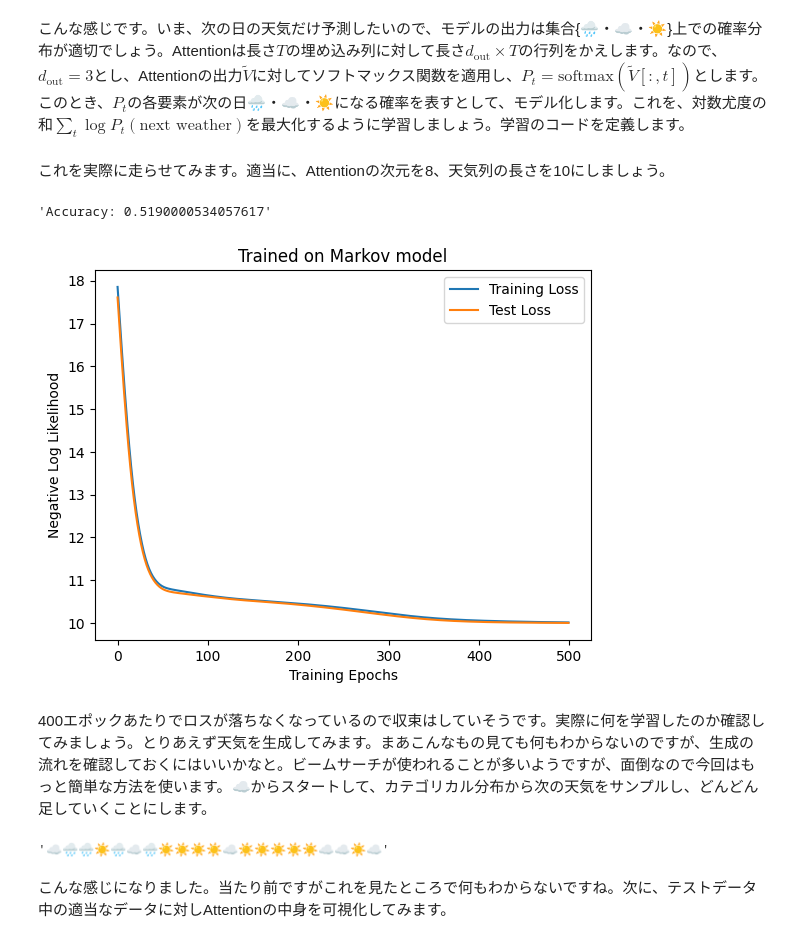
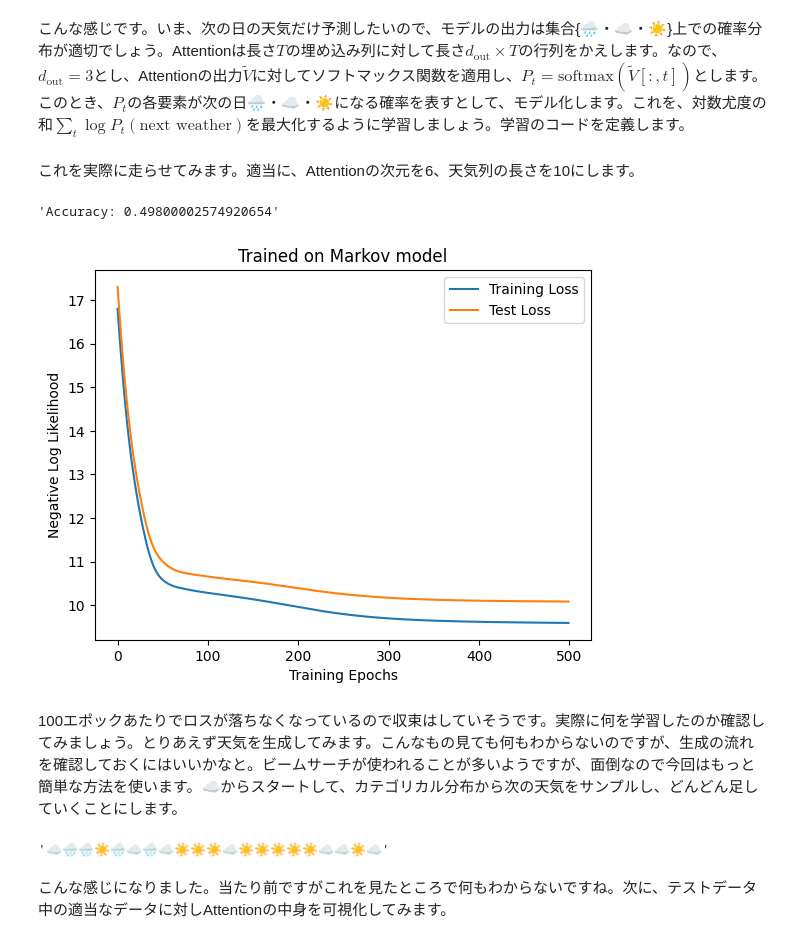
Before and after one commit to kngwyu/rlog2, a Jupyter notebook: posts/understanding-attention.ipynb, the cells around one changed output. Drawn from its saved outputs; the diff is of its cells as text; code cells hidden in the pictures.

Commit message:
[Attention Blog] Complete

```diff
--- a/posts/understanding-attention.ipynb
+++ b/posts/understanding-attention.ipynb
@@ -259,35 +259,35 @@ def train(
             eval_list.append(test_loss.item())
     return model, key, loss_list, eval_list
 # %% [markdown]
-これを実際に走らせてみます。適当に、Attentionの次元を8、天気列の長さを10にしましょう。
+これを実際に走らせてみます。適当に、Attentionの次元を6、天気列の長さを10にします。
 # %%
-D_ATTN = 8
+D_ATTN = 6
 SEQ_LEN = 10
 key = jax.random.PRNGKey(1234)
 model = MaskedAttention(4, D_ATTN, 3, key)
 ds = make_dataset(markov, SEQ_LEN, 1000)
 test_ds = make_dataset(markov, SEQ_LEN, 1000)
 model, key, loss_list, eval_list = train(500, 100, model, ds, test_ds, key, 1e-2)
 plt.plot(loss_list, label="Training Loss")
 plt.plot(eval_list, label="Test Loss")
 plt.title("Trained on Markov model")
 plt.xlabel("Training Epochs")
 plt.ylabel("Negative Log Likelihood")
 plt.legend()
 
 @jax.jit
 def accuracy(model: eqx.Module, seq: jax.Array, next_w: jax.Array) -> float:
     tilde_v = jax.vmap(model)(seq)  # B x OUT x SEQ_LEN
     inferred = jnp.argmax(tilde_v[:, :, 0], axis=1)
     n_correct = jnp.sum(inferred == next_w)
     return n_correct / seq.shape[0]
 
 f"Accuracy: {accuracy(model, test_ds.embeddings, test_ds.next_weather_indices).item()}"
 # %% [output]
-'Accuracy: 0.5190000534057617'
+'Accuracy: 0.49800002574920654'
-[figure, old version]
+[figure, new version]
 # %% [markdown]
-400エポックあたりでロスが落ちなくなっているので収束はしていそうです。実際に何を学習したのか確認してみましょう。とりあえず天気を生成してみます。まあこんなもの見ても何もわからないのですが、生成の流れを確認しておくにはいいかなと。ビームサーチが使われることが多いようですが、面倒なので今回はもっと簡単な方法を使います。☁️からスタートして、カテゴリカル分布から次の天気をサンプルし、どんどん足していくことにします。
+100エポックあたりでロスが落ちなくなっているので収束はしていそうです。実際に何を学習したのか確認してみましょう。とりあえず天気を生成してみます。こんなもの見ても何もわからないのですが、生成の流れを確認しておくにはいいかなと。ビームサーチが使われることが多いようですが、面倒なので今回はもっと簡単な方法を使います。☁️からスタートして、カテゴリカル分布から次の天気をサンプルし、どんどん足していくことにします。
 # %%
 def generate_from_model(
     model: eqx.Module,
@@ -316,7 +316,7 @@ def generate_from_model(
 generated, key = generate_from_model(model, key, 20)
 generated
 # %% [output]
-'☁️🌧️🌧️☀️🌧️☁️🌧️☀️☀️☀️☀️☁️☀️☀️☀️☀️☀️☁️☁️☀️☁️'
+'☁️🌧️🌧️☀️🌧️☁️🌧️☁️☀️☀️☀️☁️☀️☀️☀️☀️☀️☁️☁️☀️☁️'
 # %% [markdown]
 こんな感じになりました。当たり前ですがこれを見たところで何もわからないですね。次に、テストデータ中の適当なデータに対しAttentionの中身を可視化してみます。
 # %%
```
Also changed, not shown: parts of 16 cells of this notebook.
